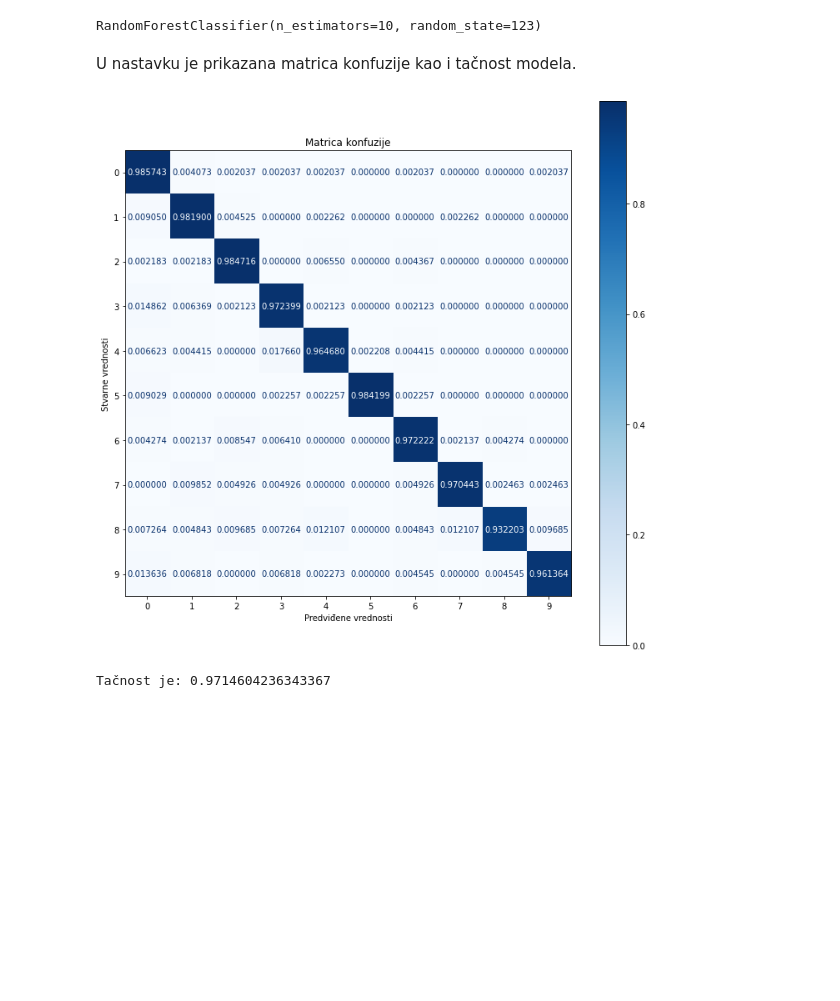
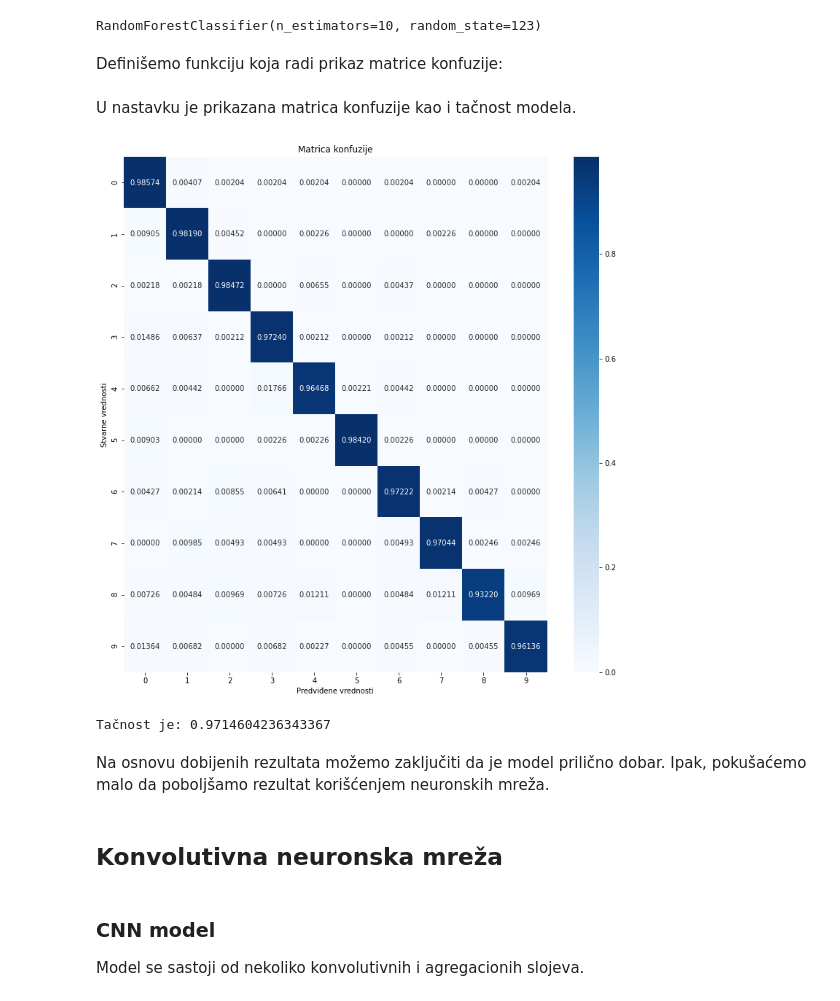
Before and after one commit to AlexandraDotlic/ML-DistractedDriverDetection, a Jupyter notebook: Distracted driver detection.ipynb, the cells around one changed output. Saved outputs shown, nothing was run; the diff lists cells and outputs as text; code cells hidden in the pictures; blank space fills up the shorter version.

```diff
--- a/Distracted driver detection.ipynb
+++ b/Distracted driver detection.ipynb
@@ -154,19 +162,34 @@ model_forest.fit(X_train.reshape(X_train.shape[0], -1), y_train)
 RandomForestClassifier(n_estimators=10, random_state=123)
 # %%
 y_predict = model_forest.predict(X_test.reshape(X_test.shape[0], -1))
+# %%
+confusion_matrix_rf = metrics.confusion_matrix(y_test, y_predict, normalize='true')
+# %% [markdown]
+Definišemo funkciju koja radi prikaz matrice konfuzije:
+# %%
+def plot_confusion_matrix(conf):
+    fig, ax = plt.subplots(figsize=(13, 13))
+    plt.title('Matrica konfuzije')
+    sns.heatmap(conf, annot=True, fmt='.5f', cmap=plt.cm.Blues, ax=ax)
+    plt.xlabel('Predviđene vrednosti')
+    plt.ylabel('Stvarne vrednosti')
+    plt.show()
 # %% [markdown]
 U nastavku je prikazana matrica konfuzije kao i tačnost modela.
-# %%
-fig, ax = plt.subplots(figsize=(12, 12))
-plt.title('Matrica konfuzije')
-metrics.plot_confusion_matrix(model_forest, X_test.reshape(X_test.shape[0], -1), y_test, normalize='true', ax=ax, values_format='.6f', cmap=plt.cm.Blues)
-plt.xlabel('Predviđene vrednosti')
-plt.ylabel('Stvarne vrednosti')
-plt.show()
-# %% [output]
-[figure, removed]
+# %%
+plot_confusion_matrix(confusion_matrix_rf)
+# %% [output]
+[figure, added]
 # %%
 #Tačnost
 print('Tačnost je: {}'.format(metrics.accuracy_score(y_test, y_predict)))
 # %% [output]
 Tačnost je: 0.9714604236343367
+# %% [markdown]
+Na osnovu dobijenih rezultata možemo zaključiti da je model prilično dobar. Ipak, pokušaćemo malo da poboljšamo rezultat korišćenjem neuronskih mreža.
+# %% [markdown]
+## Konvolutivna neuronska mreža
+# %% [markdown]
+### CNN model
+
+Model se sastoji od nekoliko konvolutivnih i agregacionih slojeva.
```
Also changed, not shown: parts of 19 cells of this notebook.
